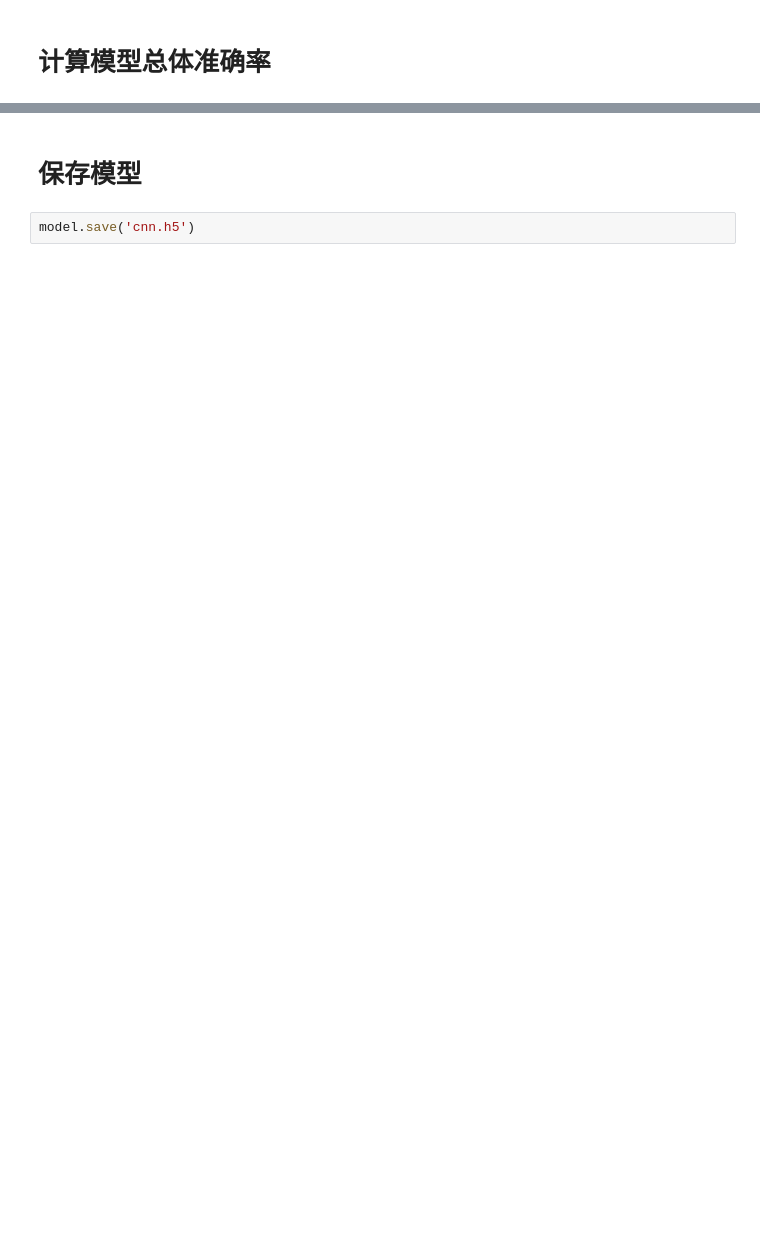
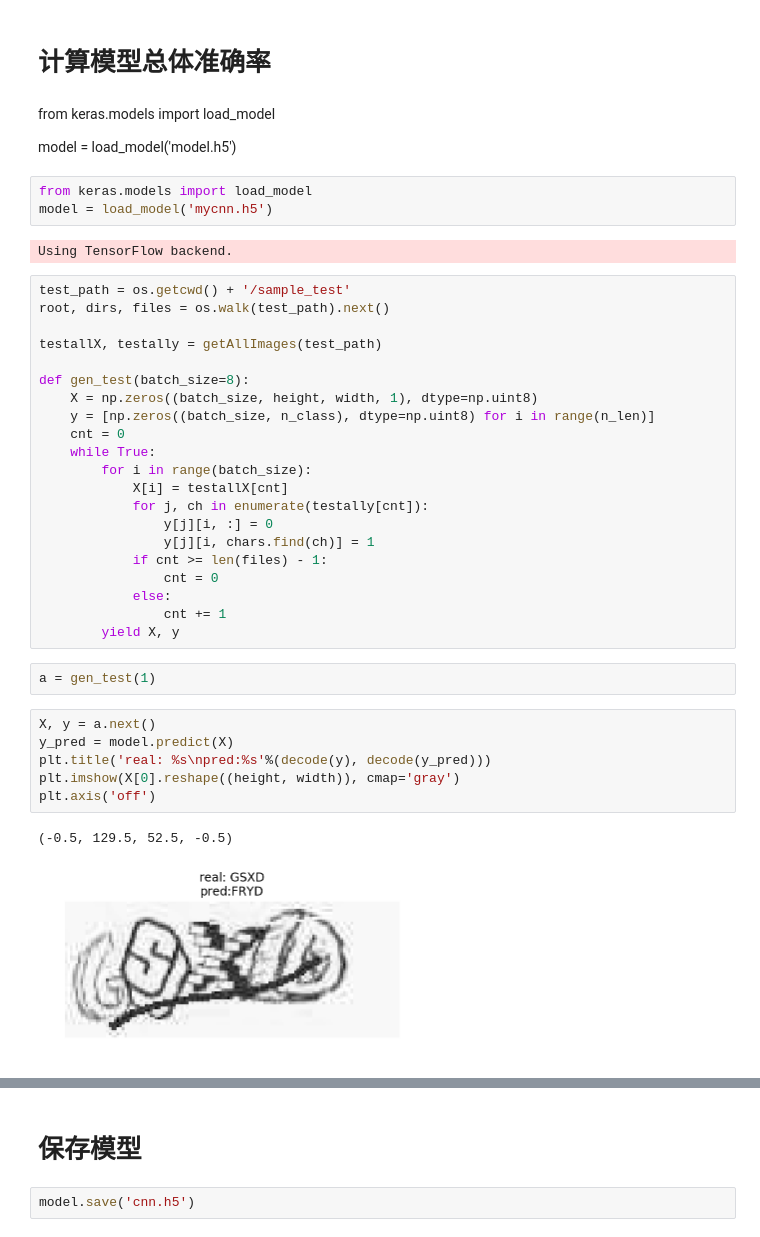
Before and after one commit to kerzhao/captcha_break, a Jupyter notebook: Captcha-break.ipynb, the cells around one changed output, grey strips where cells are left out. Saved outputs shown, nothing was run; the diff lists cells and outputs as text; blank space fills up the shorter version.

```diff
--- a/Captcha-break.ipynb
+++ b/Captcha-break.ipynb
@@ -172,4 +153,45 @@ plt.axis('off')
 # %% [markdown]
 # 计算模型总体准确率
+# %% [markdown]
+from keras.models import load_model
+
+model = load_model('model.h5')
+# %%
+from keras.models import load_model
+model = load_model('mycnn.h5')
+# %% [output]
+Using TensorFlow backend.
+# %%
+test_path = os.getcwd() + '/sample_test'
+root, dirs, files = os.walk(test_path).next()
+
+testallX, testally = getAllImages(test_path)
+
+def gen_test(batch_size=8):
+    X = np.zeros((batch_size, height, width, 1), dtype=np.uint8)
+    y = [np.zeros((batch_size, n_class), dtype=np.uint8) for i in range(n_len)]
+    cnt = 0
+    while True:
+        for i in range(batch_size):
+            X[i] = testallX[cnt]
+            for j, ch in enumerate(testally[cnt]):
+                y[j][i, :] = 0
+                y[j][i, chars.find(ch)] = 1
+            if cnt >= len(files) - 1:
+                cnt = 0
+            else:
+                cnt += 1
+        yield X, y
+# %%
+a = gen_test(1)
+# %%
+X, y = a.next()
+y_pred = model.predict(X)
+plt.title('real: %s\npred:%s'%(decode(y), decode(y_pred)))
+plt.imshow(X[0].reshape((height, width)), cmap='gray')
+plt.axis('off')
+# %% [output]
+(-0.5, 129.5, 52.5, -0.5)
+[figure, added]
 # %%
 from tqdm import tqdm
```
Also changed, not shown: parts of 4 cells of this notebook, 12 other files.
